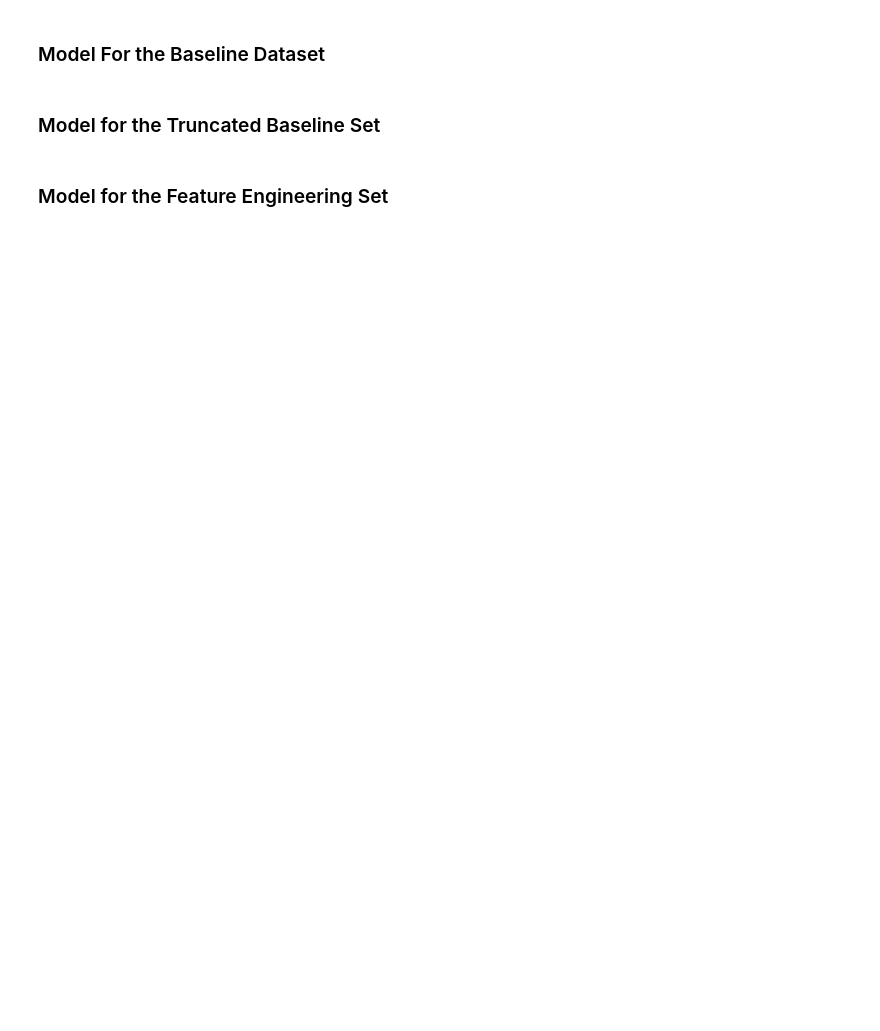
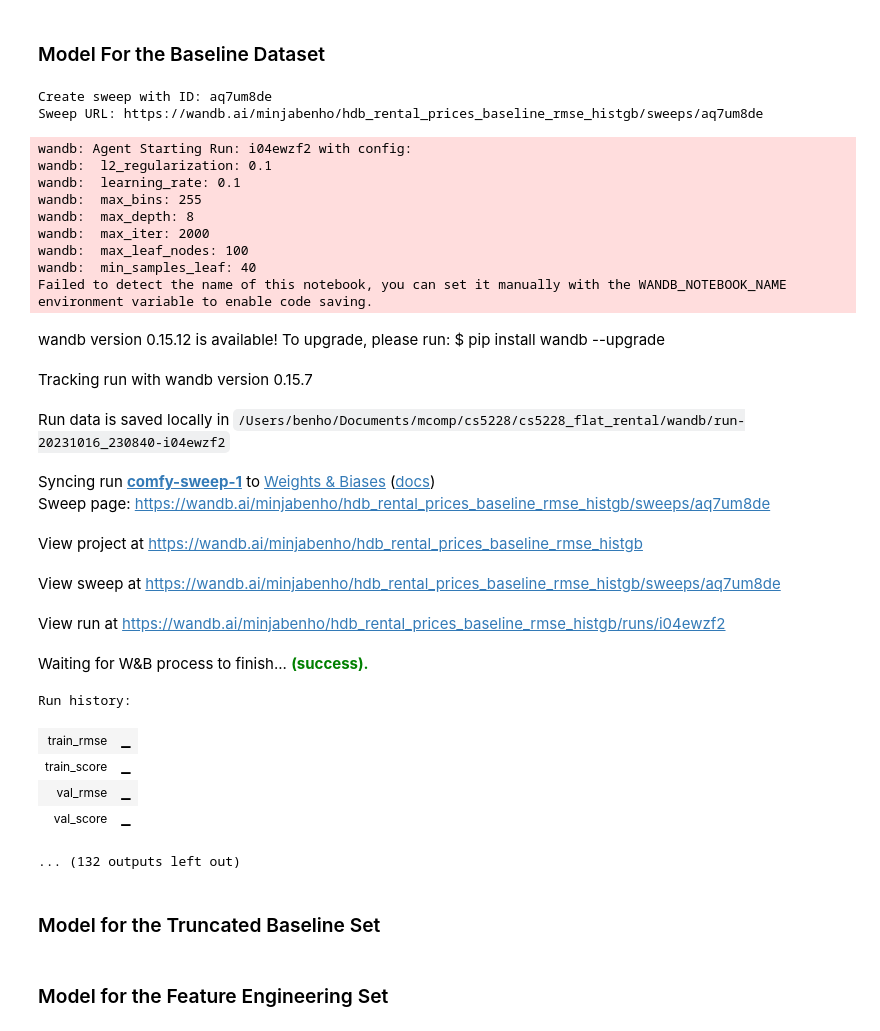
Before and after one commit to benhgm/cs5228_flat_rental, a Jupyter notebook: gradientboost.ipynb, the cells around one changed output. Cells and saved outputs as stored; diff of their text form; code cells hidden in the pictures; blank space fills up the shorter version.

Commit message:
update gradient boost and data generation

```diff
--- a/gradientboost.ipynb
+++ b/gradientboost.ipynb
@@ -29,7 +27,7 @@ sweep_config = {
     'method': 'bayes'
 }
 metric = {
-    'name': 'mse',
+    'name': 'val_rmse',
     'goal': 'minimize'
     }
 
@@ -79,20 +74,24 @@ def train():
     with wandb.init():
         config = wandb.config
 
-        regressor = GradientBoostingRegressor(
+        regressor = HistGradientBoostingRegressor(
             random_state=42,
             learning_rate=config.learning_rate,
-            n_estimators=config.n_estimators,
+            max_iter=config.max_iter,
             max_depth=config.max_depth,
-            subsample=config.subsample,
+            max_leaf_nodes=config.max_leaf_nodes,
             min_samples_leaf=config.min_samples_leaf,
-            min_samples_split=config.min_samples_split,
-            min_impurity_decrease=config.min_impurity_decrease,
-            min_weight_fraction_leaf=config.min_weight_fraction_leaf)
+            l2_regularization=config.l2_regularization,
+            max_bins=config.max_bins)
         regressor.fit(X_train, y_train)
-        score = regressor.score(X_test, y_test)
-        y_pred = regressor.predict(X_test)
-        mse = mean_squared_error(y_test, y_pred)
+        train_score = regressor.score(X_train, y_train)
+        val_score = regressor.score(X_test, y_test)
+
+        y_train_pred = regressor.predict(X_train)
+        train_rmse = mean_squared_error(y_train, y_train_pred, squared=False)
+        y_test_pred = regressor.predict(X_test)
+        val_rmse = mean_squared_error(y_test, y_test_pred, squared=False)
+
 
 
         # feat_importances = pd.Series(regressor.feature_importances_, index=X_train.columns)
@@ -100,10 +99,37 @@ def train():
         # wandb.log({'feature_importances': plt})
 
         # wandb.sklearn.plot_regressor(regressor, X_train, X_test, y_train, y_test, 'GradientBoost')
-        wandb.log(data={"mse": mse, "coefficient_of_determination": score})
+        wandb.log(data={"train_rmse": train_rmse, "train_score": train_score, "val_rmse": val_rmse, "val_score": val_score})
 # %%
-sweep_id = wandb.sweep(sweep_config, project="hdb_rental_prices_baseline")
-wandb.agent(sweep_id, train(X_train, y_train, X_test, y_test), count=20)
+sweep_id = wandb.sweep(sweep_config, project="hdb_rental_prices_baseline_rmse_histgb")
+wandb.agent(sweep_id, train, count=20)
+# %% [output]
+Create sweep with ID: aq7um8de
+Sweep URL: https://wandb.ai/minjabenho/hdb_rental_prices_baseline_rmse_histgb/sweeps/aq7um8de
+wandb: Agent Starting Run: i04ewzf2 with config:
+wandb:  l2_regularization: 0.1
+wandb:  learning_rate: 0.1
+wandb:  max_bins: 255
+wandb:  max_depth: 8
+wandb:  max_iter: 2000
+wandb:  max_leaf_nodes: 100
+wandb:  min_samples_leaf: 40
+Failed to detect the name of this notebook, you can set it manually with the WANDB_NOTEBOOK_NAME environment variable to enable code saving.
+wandb version 0.15.12 is available! To upgrade, please run: $ pip install wandb --upgrade
+Tracking run with wandb version 0.15.7
+Run data is saved locally in /Users/benho/Documents/mcomp/cs5228/cs5228_flat_rental/wandb/run-20231016_230840-i04ewzf2
+Syncing run comfy-sweep-1 to Weights & Biases (docs)
+Sweep page: https://wandb.ai/minjabenho/hdb_rental_prices_baseline_rmse_histgb/sweeps/aq7um8de
+View project at https://wandb.ai/minjabenho/hdb_rental_prices_baseline_rmse_histgb
+View sweep at https://wandb.ai/minjabenho/hdb_rental_prices_baseline_rmse_histgb/sweeps/aq7um8de
+View run at https://wandb.ai/minjabenho/hdb_rental_prices_baseline_rmse_histgb/runs/i04ewzf2
+Waiting for W&B process to finish... (success).
+Run history:
+| train_rmse | ▁ |
+| train_score | ▁ |
+| val_rmse | ▁ |
+| val_score | ▁ |
+... (132 outputs left out)
 # %% [markdown]
 ### Model for the Truncated Baseline Set
 # %%
```
Also changed, not shown: parts of 11 cells of this notebook, 1 other file.
